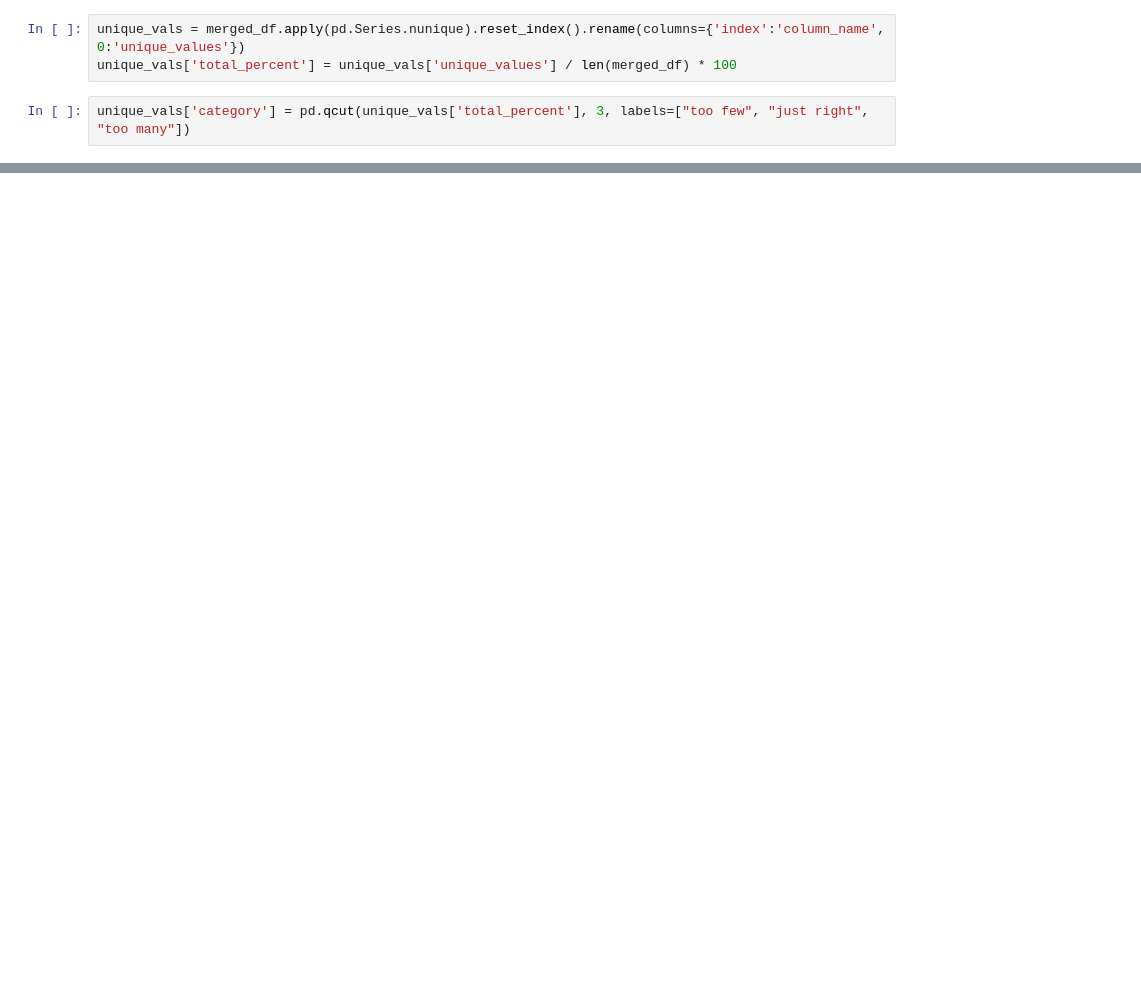
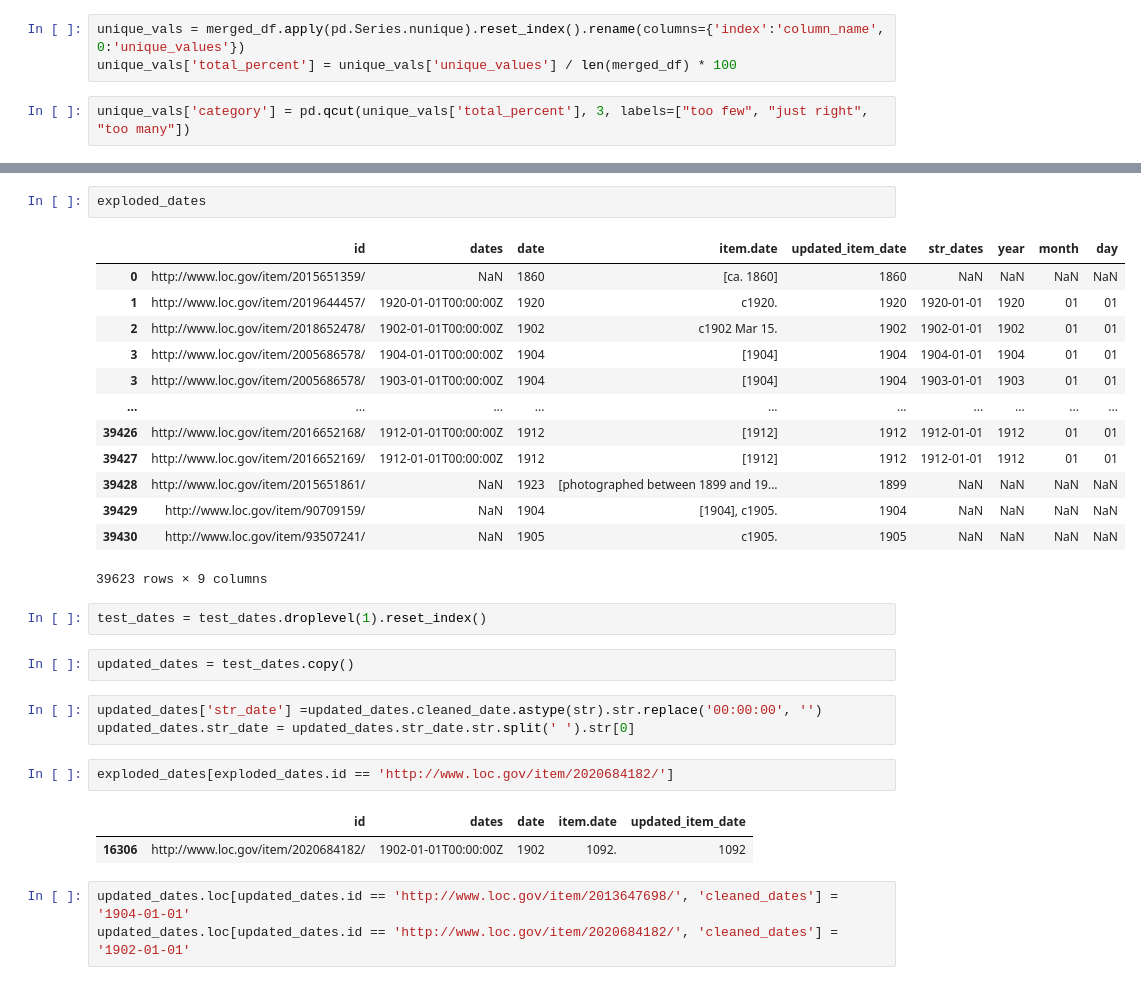
Before and after one commit to ZoeLeBlanc/CCHC-Data-Jam-Fall-2022, a Jupyter notebook: EDA_Notebook.ipynb, the cells around one changed output, grey strips where cells are left out. Cells and saved outputs as stored; diff of their text form; blank space fills up the shorter version.

```diff
--- a/EDA_Notebook.ipynb
+++ b/EDA_Notebook.ipynb
@@ -125,0 +284,31 @@ metadata_df[0:1].to_dict()
+# %%
+exploded_dates
+# %% [output]
+|  | id | dates | date | item.date | updated_item_date | str_dates | year | month | day |
+| 0 | http://www.loc.gov/item/2015651359/ | NaN | 1860 | [ca. 1860] | 1860 | NaN | NaN | NaN | NaN |
+| 1 | http://www.loc.gov/item/2019644457/ | 1920-01-01T00:00:00Z | 1920 | c1920. | 1920 | 1920-01-01 | 1920 | 01 | 01 |
+| 2 | http://www.loc.gov/item/2018652478/ | 1902-01-01T00:00:00Z | 1902 | c1902 Mar 15. | 1902 | 1902-01-01 | 1902 | 01 | 01 |
+| 3 | http://www.loc.gov/item/2005686578/ | 1904-01-01T00:00:00Z | 1904 | [1904] | 1904 | 1904-01-01 | 1904 | 01 | 01 |
+| 3 | http://www.loc.gov/item/2005686578/ | 1903-01-01T00:00:00Z | 1904 | [1904] | 1904 | 1903-01-01 | 1903 | 01 | 01 |
+| ... | ... | ... | ... | ... | ... | ... | ... | ... | ... |
+| 39426 | http://www.loc.gov/item/2016652168/ | 1912-01-01T00:00:00Z | 1912 | [1912] | 1912 | 1912-01-01 | 1912 | 01 | 01 |
+| 39427 | http://www.loc.gov/item/2016652169/ | 1912-01-01T00:00:00Z | 1912 | [1912] | 1912 | 1912-01-01 | 1912 | 01 | 01 |
+| 39428 | http://www.loc.gov/item/2015651861/ | NaN | 1923 | [photographed between 1899 and 19... | 1899 | NaN | NaN | NaN | NaN |
+| 39429 | http://www.loc.gov/item/90709159/ | NaN | 1904 | [1904], c1905. | 1904 | NaN | NaN | NaN | NaN |
+| 39430 | http://www.loc.gov/item/93507241/ | NaN | 1905 | c1905. | 1905 | NaN | NaN | NaN | NaN |
+39623 rows × 9 columns
+# %%
+test_dates = test_dates.droplevel(1).reset_index()
+# %%
+updated_dates = test_dates.copy()
+# %%
+updated_dates['str_date'] =updated_dates.cleaned_date.astype(str).str.replace('00:00:00', '')
+updated_dates.str_date = updated_dates.str_date.str.split(' ').str[0]
+# %%
+exploded_dates[exploded_dates.id == 'http://www.loc.gov/item/2020684182/']
+# %% [output]
+|  | id | dates | date | item.date | updated_item_date |
+| 16306 | http://www.loc.gov/item/2020684182/ | 1902-01-01T00:00:00Z | 1902 | 1092. | 1092 |
+# %%
+updated_dates.loc[updated_dates.id == 'http://www.loc.gov/item/2013647698/', 'cleaned_dates'] = '1904-01-01'
+updated_dates.loc[updated_dates.id == 'http://www.loc.gov/item/2020684182/', 'cleaned_dates'] = '1902-01-01'
```
Also changed, not shown: parts of 62 cells of this notebook, 5 other files.
